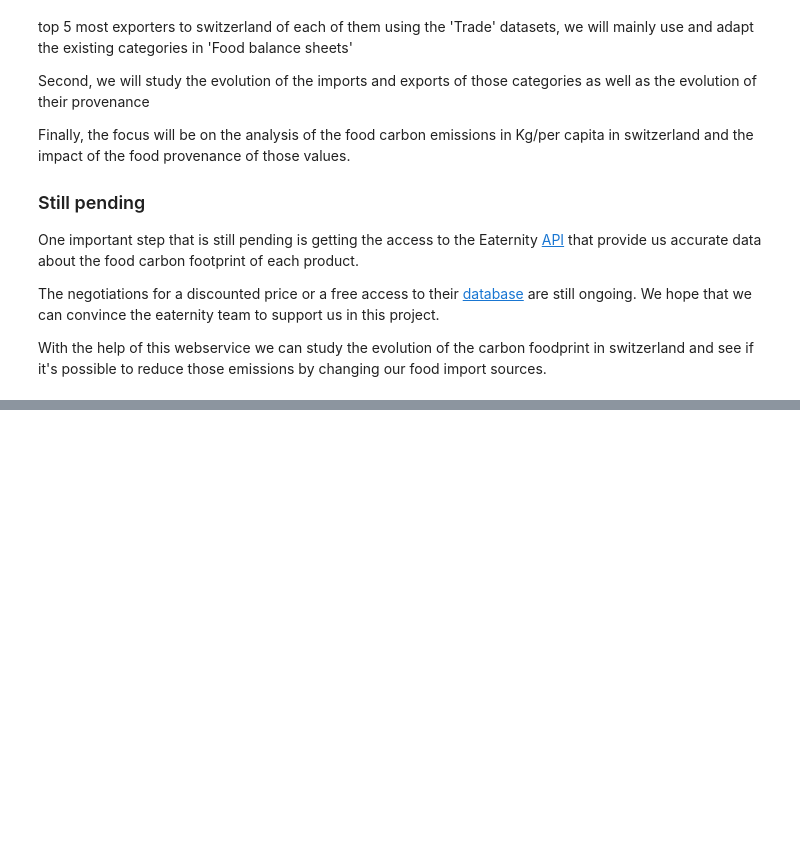
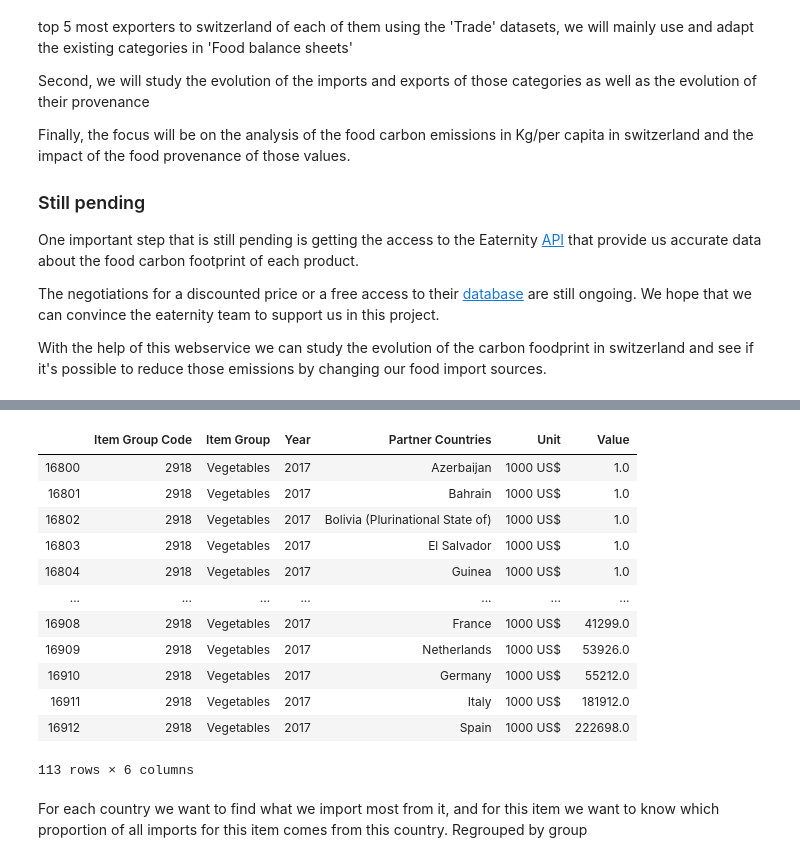
Before and after one commit to jlabhard/ADA_Project, a Jupyter notebook: milestone_2.ipynb, the cells around one changed output, grey strips where cells are left out. Saved outputs shown, nothing was run; the diff lists cells and outputs as text; code cells hidden in the pictures; blank space fills up the shorter version.

```diff
--- a/milestone_2.ipynb
+++ b/milestone_2.ipynb
@@ -1176,0 +1251,2 @@ With the help of this webservice we can study the evolution of the carbon foodpr
+# %%
+tradematrix_augmented = tradematrix_df_CH.merge(items_only[['Item Code', 'Item Subgroup Code', 'Item Subgroup', 'Item Group Code', 'Item Group', 'Type']], on = 'Item Code', how = 'inner')
@@ -1176,0 +1255,9 @@ With the help of this webservice we can study the evolution of the carbon foodpr
+# %%
+"""Find the Items Groups corresponding to what we consume most"""
+top_groups = food_balance_df_CH_wide_groups_items[food_balance_df_CH_wide_groups_items['Year'] == 2013].sort_values('Food supply quantity (kg/capita/yr)', ascending = False)[['Item', 'Food supply quantity (kg/capita/yr)']]
+top8_groups = top_groups[top_groups['Food supply quantity (kg/capita/yr)'] > 20]['Item']
+
+"""Filter the trade matrix to only keep important elements"""
+tradematrix_filtered = tradematrix_augmented[tradematrix_augmented['Item Group'].apply(lambda x: x in top8_groups.values)]
+
+tradematrix_filtered['Item Group'].value_counts()
@@ -1176,0 +1274,22 @@ With the help of this webservice we can study the evolution of the carbon foodpr
+# %%
+imports_val_CH = tradematrix_filtered[tradematrix_filtered['Element'] == 'Import Value']
+imports_quant_CH = tradematrix_filtered[tradematrix_filtered['Element'] == 'Import Quantity']
+# %%
+temp = imports_val_CH[['Item Group Code', 'Item Group', 'Partner Countries', 'Year','Value', 'Unit']].groupby(['Item Group Code', 'Item Group', 'Year', 'Partner Countries', 'Unit']).sum().sort_values(['Item Group', 'Year', 'Value'], ascending = True)
+temp.reset_index()[(temp.reset_index()['Item Group'] == 'Vegetables') & (temp.reset_index()['Year'] == 2017)]
+# %% [output]
+|  | Item Group Code | Item Group | Year | Partner Countries | Unit | Value |
+| 16800 | 2918 | Vegetables | 2017 | Azerbaijan | 1000 US$ | 1.0 |
+| 16801 | 2918 | Vegetables | 2017 | Bahrain | 1000 US$ | 1.0 |
+| 16802 | 2918 | Vegetables | 2017 | Bolivia (Plurinational State of) | 1000 US$ | 1.0 |
+| 16803 | 2918 | Vegetables | 2017 | El Salvador | 1000 US$ | 1.0 |
+| 16804 | 2918 | Vegetables | 2017 | Guinea | 1000 US$ | 1.0 |
+| ... | ... | ... | ... | ... | ... | ... |
+| 16908 | 2918 | Vegetables | 2017 | France | 1000 US$ | 41299.0 |
+| 16909 | 2918 | Vegetables | 2017 | Netherlands | 1000 US$ | 53926.0 |
+| 16910 | 2918 | Vegetables | 2017 | Germany | 1000 US$ | 55212.0 |
+| 16911 | 2918 | Vegetables | 2017 | Italy | 1000 US$ | 181912.0 |
+| 16912 | 2918 | Vegetables | 2017 | Spain | 1000 US$ | 222698.0 |
+113 rows × 6 columns
+# %% [markdown]
+For each country we want to find what we import most from it, and for this item we want to know which proportion of all imports for this item comes from this country. Regrouped by group
```
Also changed, not shown: parts of 23 cells of this notebook.
